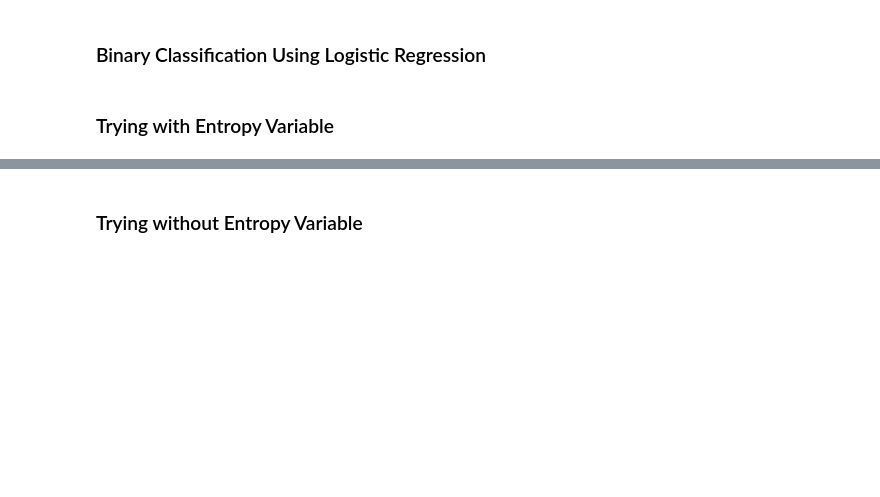
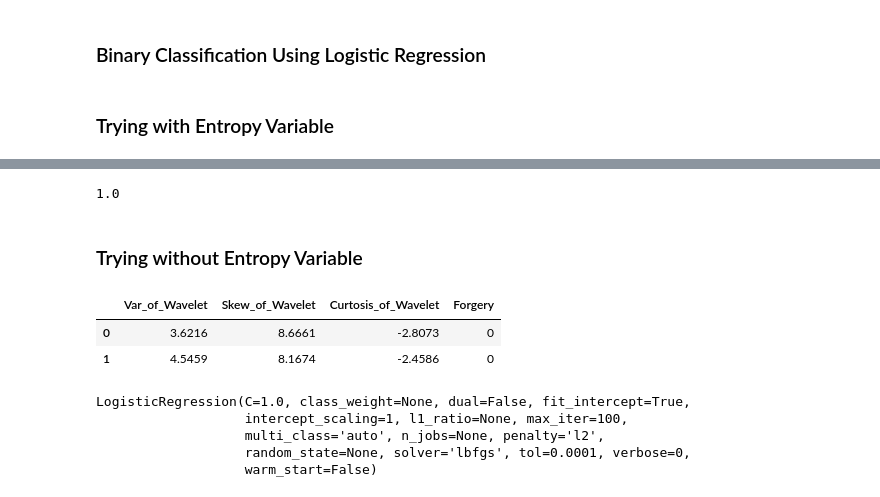
Before and after one commit to savyrosea/Bank_Note_Forgeries, a Jupyter notebook: Forgery_Binary_Classification_Using_Logistic_Regression.ipynb, the cells around one changed output, grey strips where cells are left out. Cells and saved outputs as stored; diff of their text form; code cells hidden in the pictures; blank space fills up the shorter version.

Commit message:
Tried logistic regression

```diff
--- a/Forgery_Binary_Classification_Using_Logistic_Regression.ipynb
+++ b/Forgery_Binary_Classification_Using_Logistic_Regression.ipynb
@@ -52,2 +94,15 @@ banknotes.groupby('Forgery').mean()
+# %%
+#Looking at Accuracy
+model.score(X_test,y_test)
+# %% [output]
+1.0
 # %% [markdown]
 ### Trying without Entropy Variable
+# %%
+#getting rid of entropy variable
+sub_bank = banknotes[["Var_of_Wavelet","Skew_of_Wavelet","Curtosis_of_Wavelet","Forgery"]]
+sub_bank.head(2)
+# %% [output]
+|  | Var_of_Wavelet | Skew_of_Wavelet | Curtosis_of_Wavelet | Forgery |
+| 0 | 3.6216 | 8.6661 | -2.8073 | 0 |
+| 1 | 4.5459 | 8.1674 | -2.4586 | 0 |
@@ -53,0 +118,9 @@ banknotes.groupby('Forgery').mean()
+# %%
+#fitting model
+model.fit(X_train, y_train)
+# %% [output]
+LogisticRegression(C=1.0, class_weight=None, dual=False, fit_intercept=True,
+                   intercept_scaling=1, l1_ratio=None, max_iter=100,
+                   multi_class='auto', n_jobs=None, penalty='l2',
+                   random_state=None, solver='lbfgs', tol=0.0001, verbose=0,
+                   warm_start=False)
```
Also changed, not shown: parts of 12 cells of this notebook.
